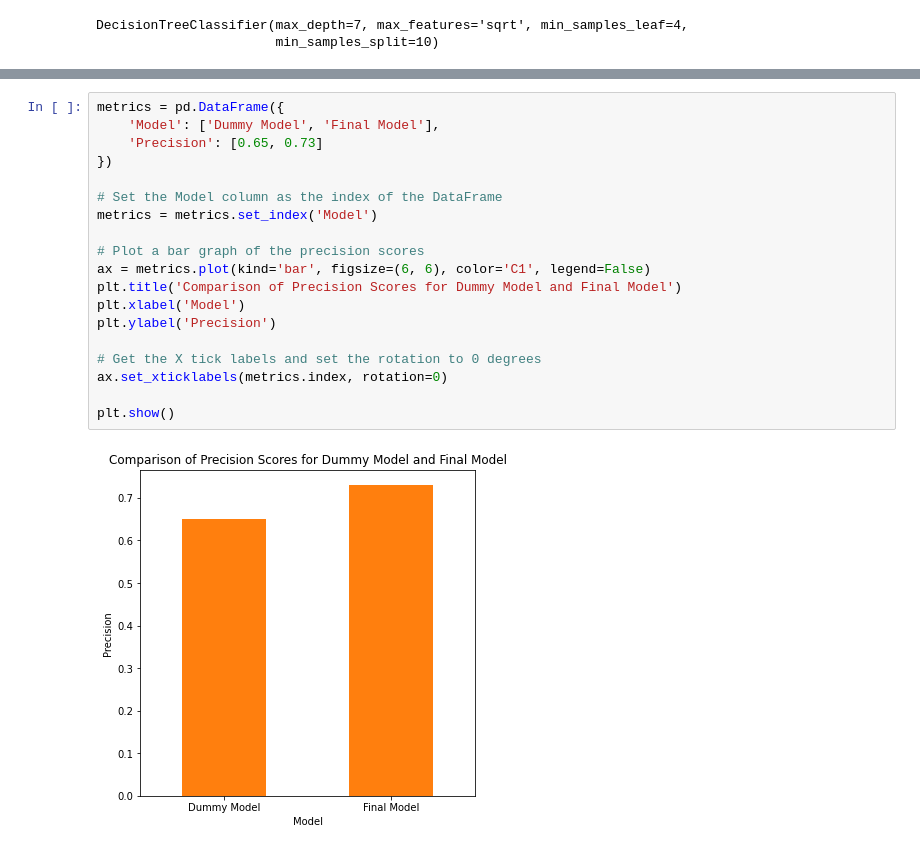
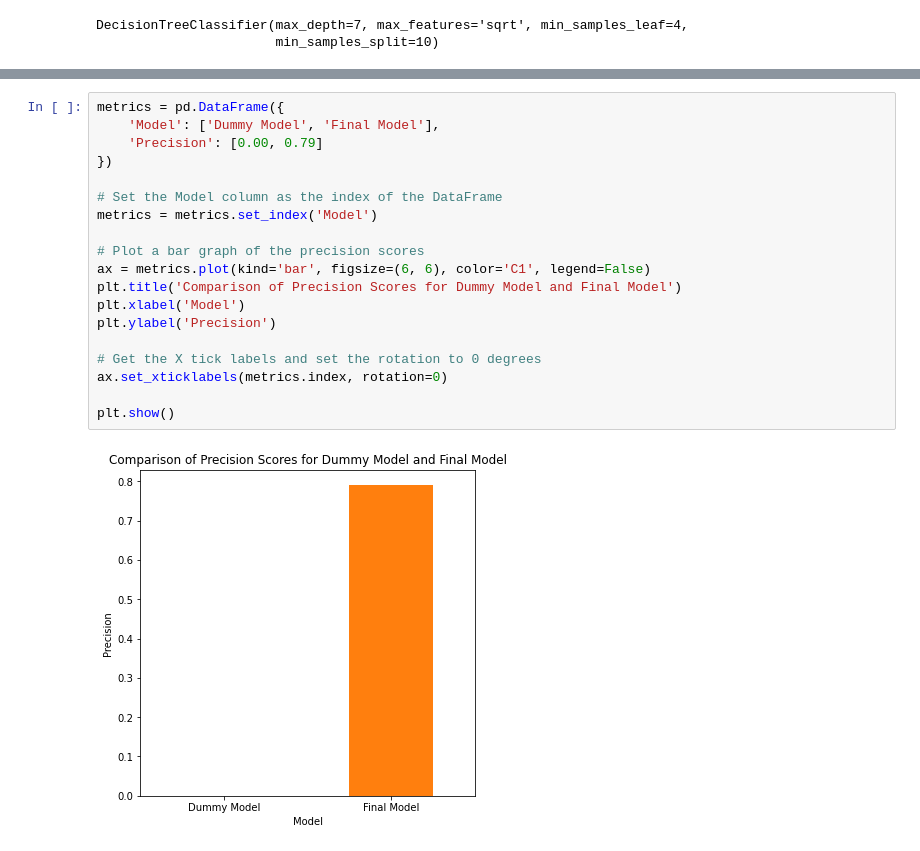
Before and after one commit to alvarodriguez95/Churn-in-Telecom, a Jupyter notebook: SyriaTel_Churn_Model.ipynb, the cells around one changed output, grey strips where cells are left out. Saved outputs shown, nothing was run; the diff lists cells and outputs as text.

```diff
--- a/SyriaTel_Churn_Model.ipynb
+++ b/SyriaTel_Churn_Model.ipynb
@@ -1177,21 +1122,21 @@ plt.show()
 # %%
 metrics = pd.DataFrame({
     'Model': ['Dummy Model', 'Final Model'],
-    'Precision': [0.65, 0.73]
+    'Precision': [0.00, 0.79]
 })
 
 # Set the Model column as the index of the DataFrame
 metrics = metrics.set_index('Model')
 
 # Plot a bar graph of the precision scores
 ax = metrics.plot(kind='bar', figsize=(6, 6), color='C1', legend=False)
 plt.title('Comparison of Precision Scores for Dummy Model and Final Model')
 plt.xlabel('Model')
 plt.ylabel('Precision')
 
 # Get the X tick labels and set the rotation to 0 degrees
 ax.set_xticklabels(metrics.index, rotation=0)
 
 plt.show()
 # %% [output]
-[figure, old version]
+[figure, new version]
```
Also changed, not shown: parts of 14 cells of this notebook, 1 other file.
